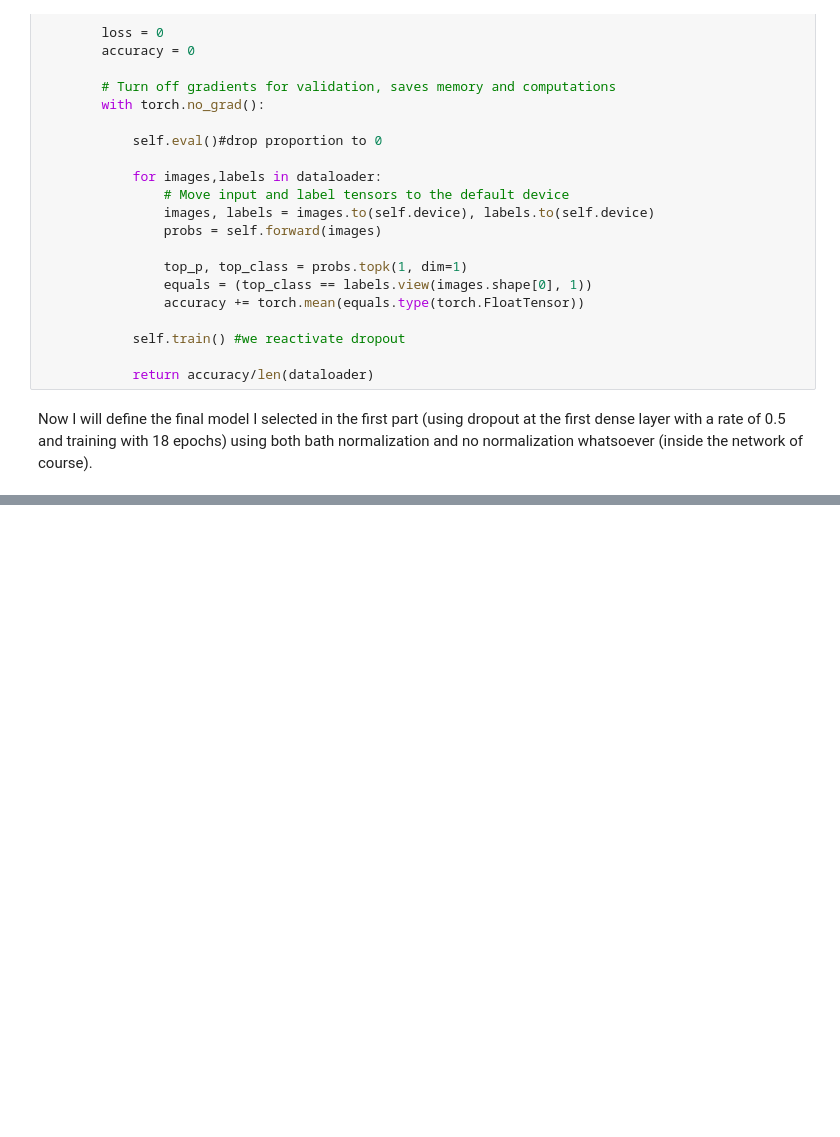
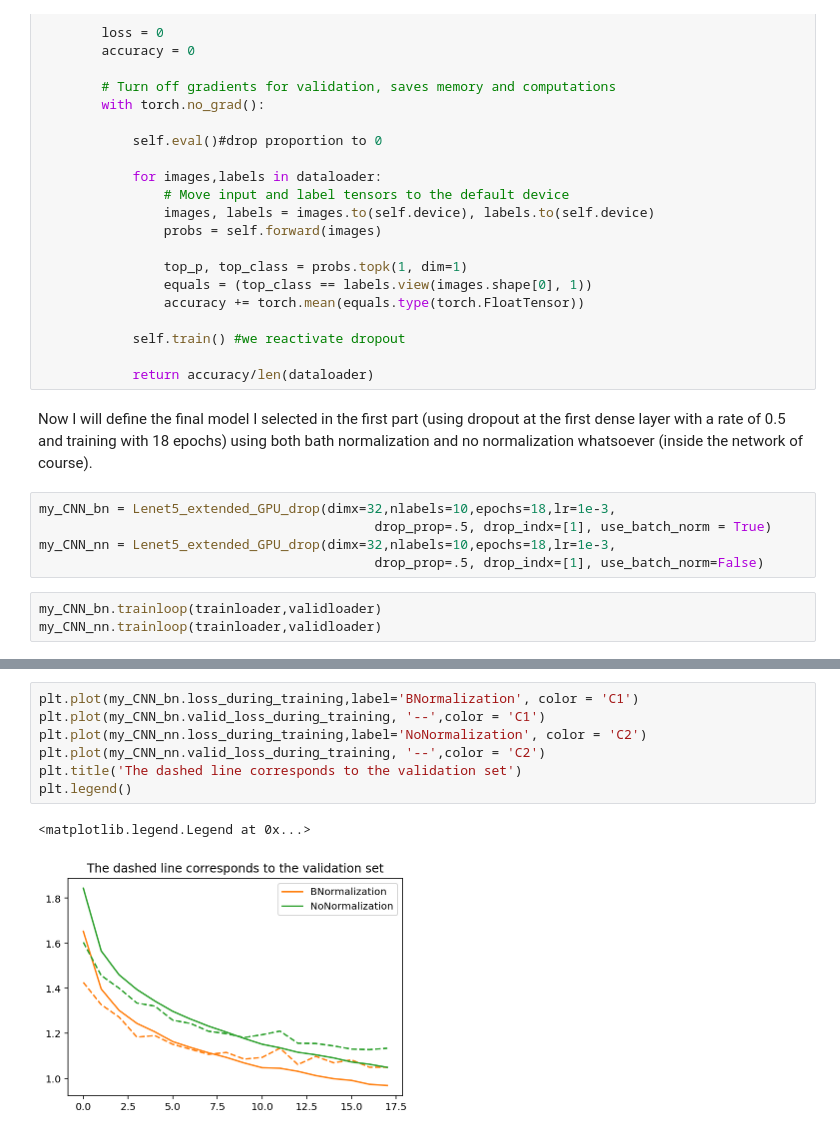
Before and after one commit to boscodeeromeu/NN, a Jupyter notebook: STUDENT_Lab_3_Part_2.ipynb, the cells around one changed output, grey strips where cells are left out. Drawn from its saved outputs; the diff is of its cells as text; blank space fills up the shorter version.

```diff
--- a/STUDENT_Lab_3_Part_2.ipynb
+++ b/STUDENT_Lab_3_Part_2.ipynb
@@ -593,3 +595,11 @@ class Lenet5_extended_GPU_drop(Lenet5_drop):
             return accuracy/len(dataloader)
 # %% [markdown]
 Now I will define the final model I selected in the first part (using dropout at the first dense layer with a rate of 0.5 and training with 18 epochs) using both bath normalization and no normalization whatsoever (inside the network of course).
+# %%
+my_CNN_bn = Lenet5_extended_GPU_drop(dimx=32,nlabels=10,epochs=18,lr=1e-3,
+                                           drop_prop=.5, drop_indx=[1], use_batch_norm = True)
+my_CNN_nn = Lenet5_extended_GPU_drop(dimx=32,nlabels=10,epochs=18,lr=1e-3,
+                                           drop_prop=.5, drop_indx=[1], use_batch_norm=False)
+# %%
+my_CNN_bn.trainloop(trainloader,validloader)
+my_CNN_nn.trainloop(trainloader,validloader)
@@ -595,0 +624,10 @@ Now I will define the final model I selected in the first part (using dropout at
+# %%
+plt.plot(my_CNN_bn.loss_during_training,label='BNormalization', color = 'C1')
+plt.plot(my_CNN_bn.valid_loss_during_training, '--',color = 'C1')
+plt.plot(my_CNN_nn.loss_during_training,label='NoNormalization', color = 'C2')
+plt.plot(my_CNN_nn.valid_loss_during_training, '--',color = 'C2')
+plt.title('The dashed line corresponds to the validation set')
+plt.legend()
+# %% [output]
+<matplotlib.legend.Legend at 0x...>
+[figure, added]
```
Also changed, not shown: parts of 12 cells of this notebook.
